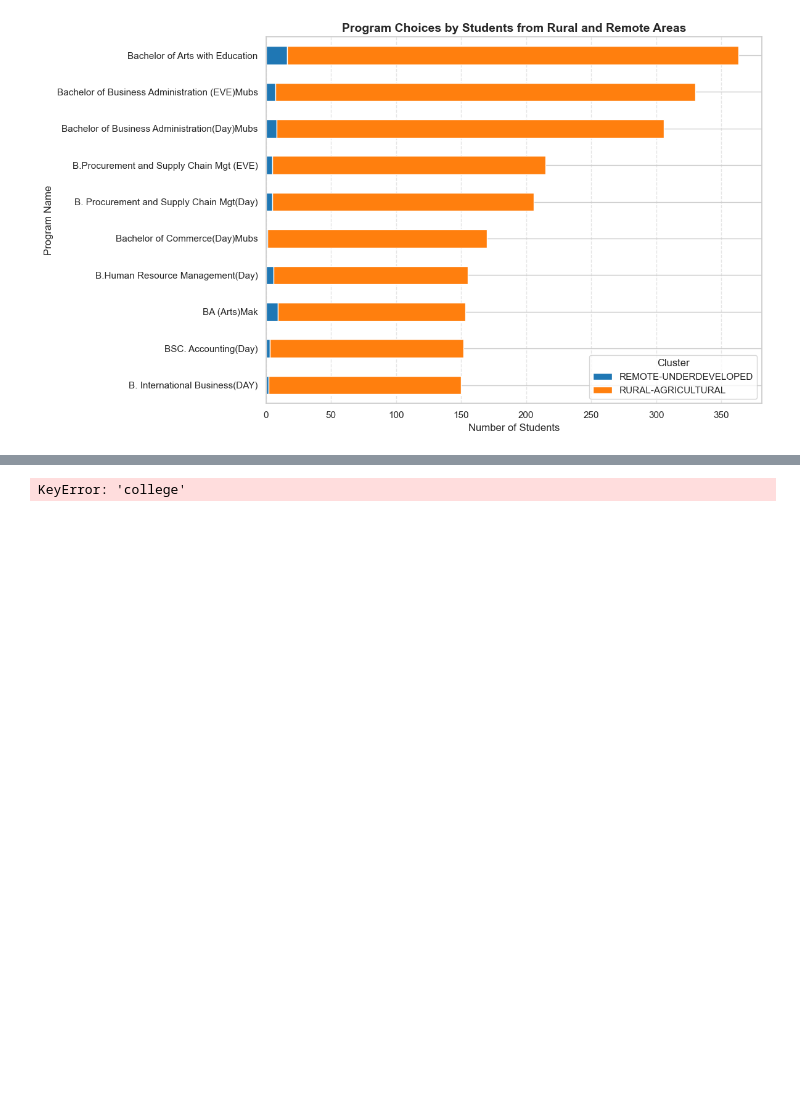
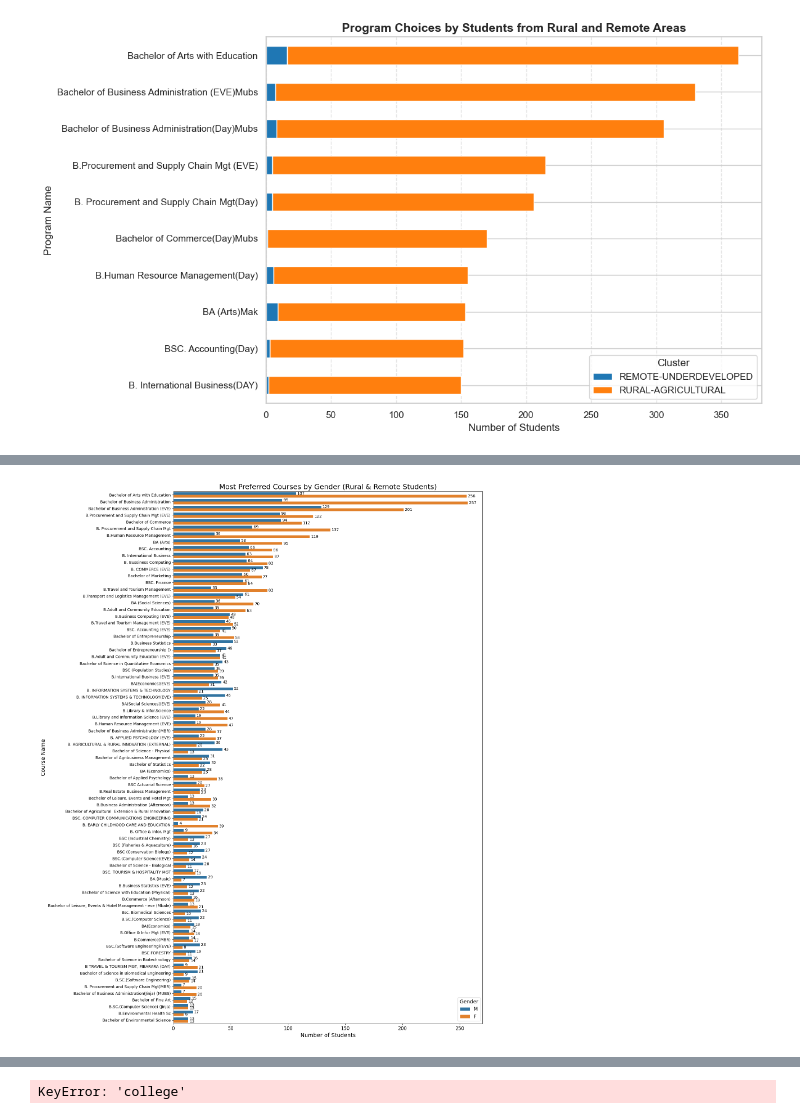
Before and after one commit to AshrafGit256/admission_analysis, a Jupyter notebook: Rural_Remote_Admissions_Analysis.ipynb, the cells around one changed output, grey strips where cells are left out. Drawn from its saved outputs; the diff is of its cells as text; code cells hidden in the pictures; blank space fills up the shorter version.

```diff
--- a/Rural_Remote_Admissions_Analysis.ipynb
+++ b/Rural_Remote_Admissions_Analysis.ipynb
@@ -287,0 +333,37 @@ plt.show()
+# %%
+import matplotlib.pyplot as plt
+import seaborn as sns
+
+# Step 1: Filter rural and remote students
+rural_remote_df = df[df['cluster'].isin(['RURAL-AGRICULTURAL', 'REMOTE-UNDERDEVELOPED'])]
+
+# Step 2: Get top half (most preferred courses)
+course_counts = rural_remote_df['course_name'].value_counts()
+half = len(course_counts) // 2
+most_preferred_courses = course_counts.head(half).index
+top_df = rural_remote_df[rural_remote_df['course_name'].isin(most_preferred_courses)]
+
+# Step 3: Plot
+plt.figure(figsize=(16, 20))
+ax = sns.countplot(
+    data=top_df,
+    y='course_name',
+    hue='ge',
+    order=top_df['course_name'].value_counts().index
+)
+
+# Step 4: Add number labels
+for container in ax.containers:
+    ax.bar_label(container, fmt='%d', label_type='edge', fontsize=10, padding=3)
+
+# Step 5: Customize
+plt.title('Most Preferred Courses by Gender (Rural & Remote Students)', fontsize=18)
+plt.xlabel('Number of Students', fontsize=14)
+plt.ylabel('Course Name', fontsize=14)
+plt.xticks(fontsize=12)
+plt.yticks(fontsize=10)
+plt.legend(title='Gender', fontsize=12, title_fontsize=13)
+plt.tight_layout()
+plt.show()
+# %% [output]
+[figure, added]
```
Also changed, not shown: parts of 4 cells of this notebook, 47 other files.
